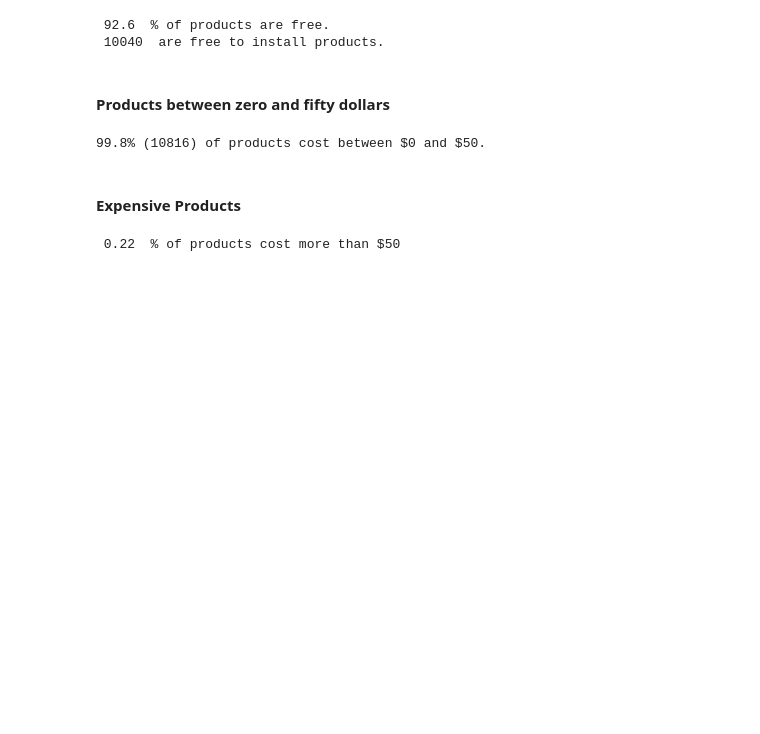
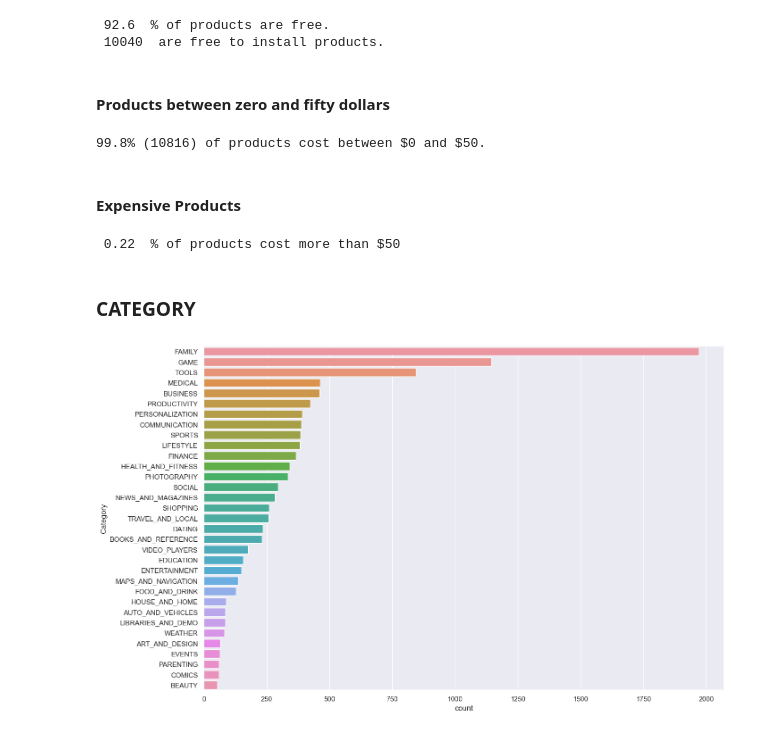
Before and after one commit to RitiGawade/Google-Play-Store, a Jupyter notebook: Data_Visualization.ipynb, the cells around one changed output. Saved outputs shown, nothing was run; the diff lists cells and outputs as text; code cells hidden in the pictures; blank space fills up the shorter version.

Commit message:
category column visualization

```diff
--- a/Data_Visualization.ipynb
+++ b/Data_Visualization.ipynb
@@ -1065,3 +1065,22 @@ above_mean = round((df[df['Price'] > 50].shape[0] / df.shape[0]) * 100, 2)
 print('\033[1m',above_mean,'\033[0m','% of products cost more than $50')
 # %% [output]
  0.22  % of products cost more than $50
+# %% [markdown]
+### CATEGORY
+# %%
+# Set the size of the graph
+plt.figure(figsize = (15, 10))
+
+# Count the occurrences of each category
+category_counts = df['Category'].value_counts()
+
+# Sort the categories based on their counts in descending order
+sorted_categories = category_counts.sort_values(ascending = False).index
+
+# Create the bar graph
+sns.countplot(data = df, y = 'Category', order = sorted_categories)
+
+# Display the graph
+plt.show()
+# %% [output]
+[figure, added]
```
Also changed, not shown: parts of 26 cells of this notebook.
